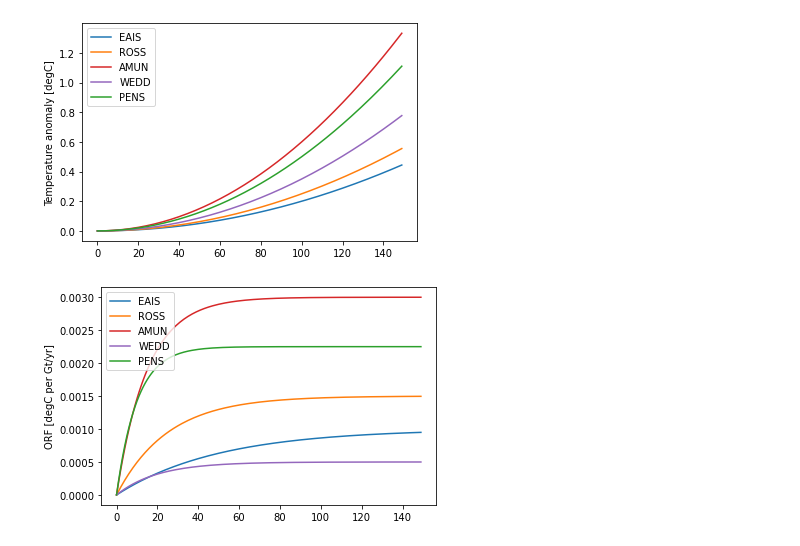
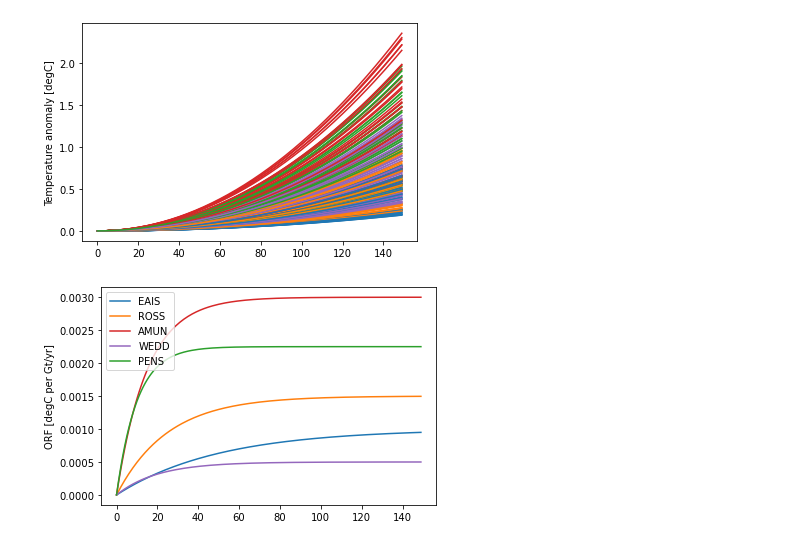
Before and after one commit to erwinlambert/feedback, a Jupyter notebook: notebooks/Create_dummydata.ipynb, the cells around one changed output. Cells and saved outputs as stored; diff of their text form; code cells hidden in the pictures.

Commit message:
Updated figures, add noise to dummy data

```diff
--- a/notebooks/Create_dummydata.ipynb
+++ b/notebooks/Create_dummydata.ipynb
@@ -24,20 +24,20 @@ srf  = np.zeros((len(rftime),len(ism),len(basin)))
 # %%
 #Fill variables
 
 mag = [.4,.5,1.2,.7,1.]
+sfac = [.5,1,1.5]
+fac = np.random.uniform(low=0.8, high=1.2, size=len(esm))
 
 for e,es in enumerate(esm):
     for s,ss in enumerate(ssp):
         for b,bas in enumerate(basin):
-            temp[:,e,s,b] = mag[b]*.00005*rftime**2
+            temp[:,e,s,b] = fac[e]*sfac[s]*mag[b]*.00005*rftime**2
+            plt.plot(rftime,temp[:,e,s,b],c=bcol[b],label=bas)
 
-for b,bas in enumerate(basin):
-    plt.plot(rftime,temp[:,0,0,b],c=bcol[b],label=bas)
-plt.legend()
 plt.ylabel('Temperature anomaly [degC]')
 plt.show()
 # %% [output]
-[figure, old version]
+[figure, new version]
 # %%
 #Magnitude and time scale of response
 
```
Also changed, not shown: parts of 3 cells of this notebook, 8 other files.
